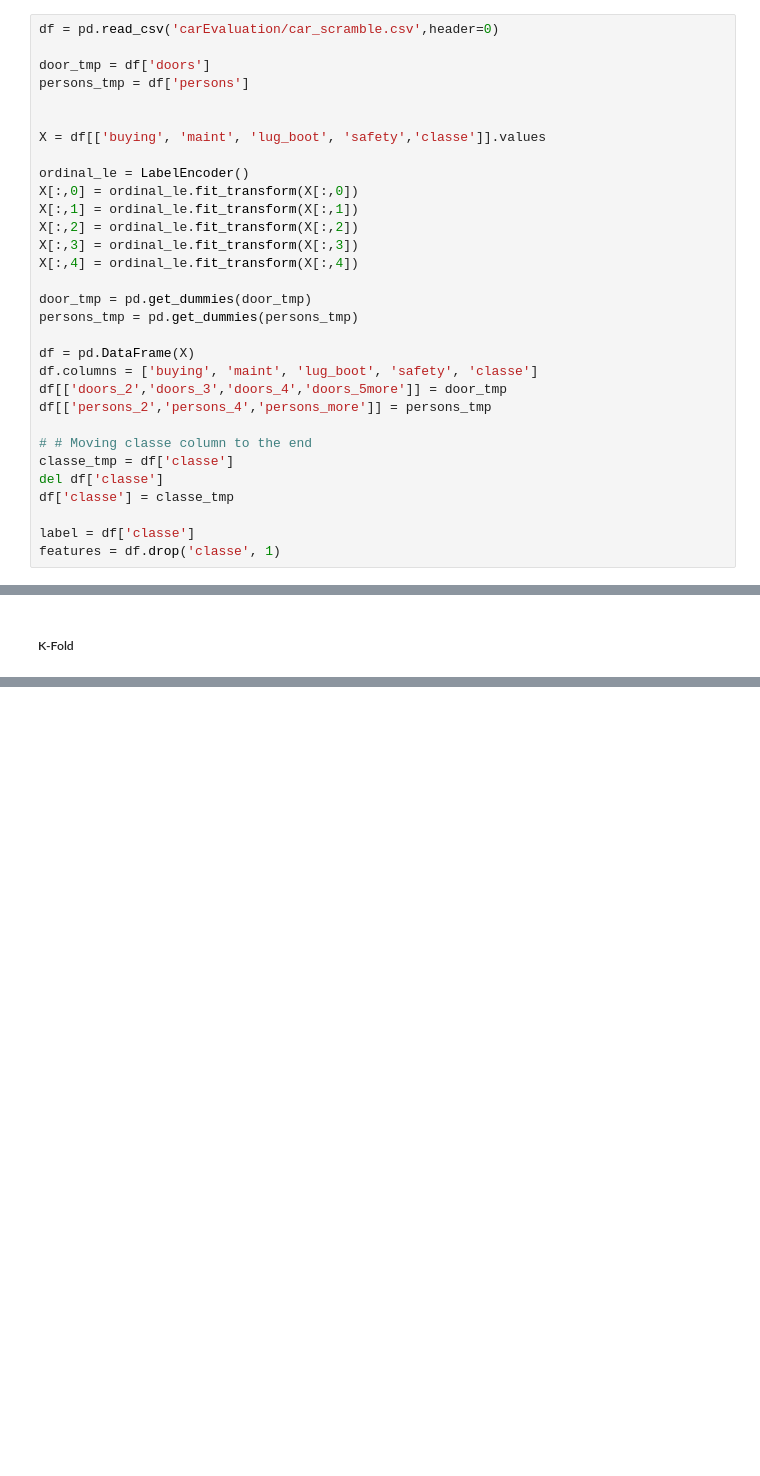
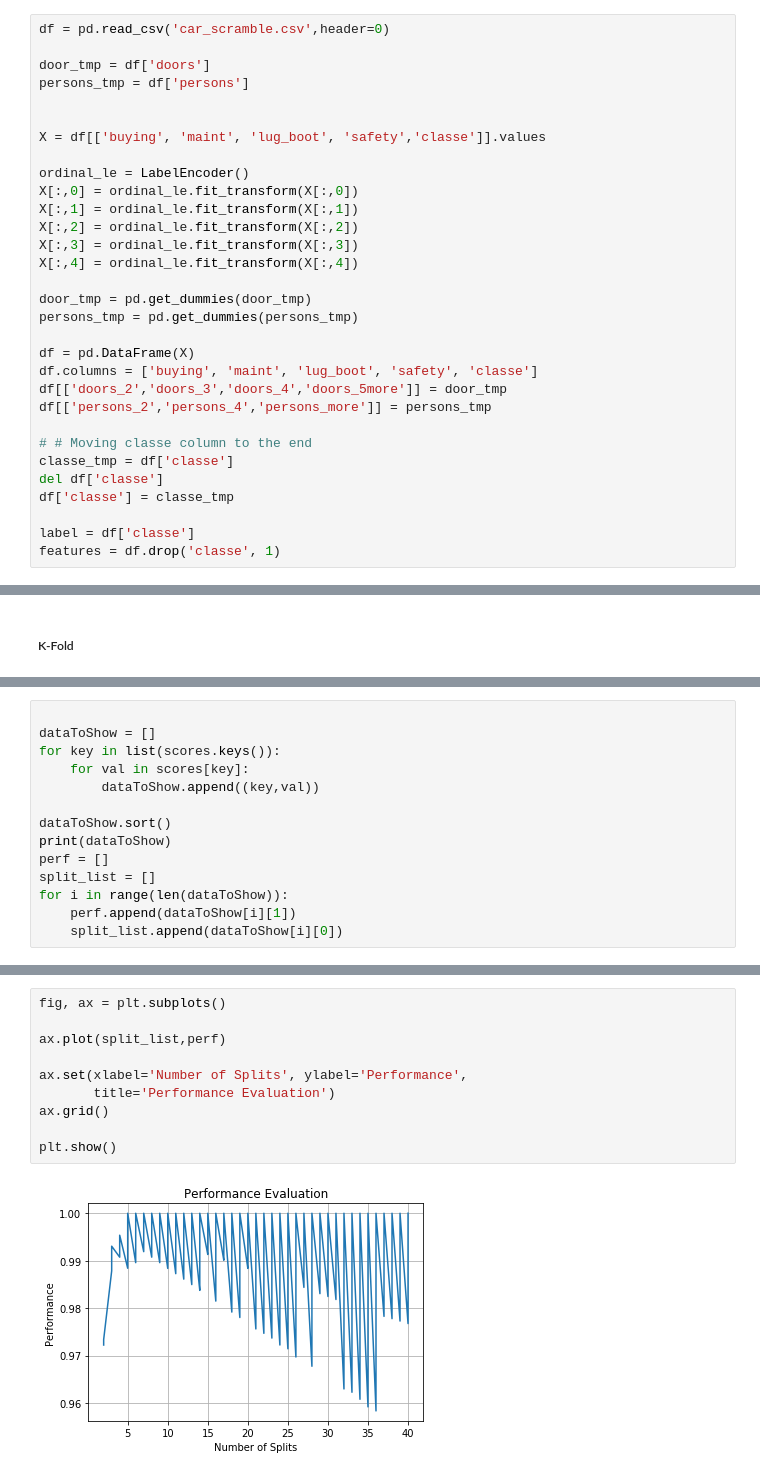
Before and after one commit to JPCast/DataMining, a Jupyter notebook: Discussion of Results.ipynb, the cells around one changed output, grey strips where cells are left out. Cells and saved outputs as stored; diff of their text form; blank space fills up the shorter version.

Commit message:
Cross validation graph

```diff
--- a/Discussion of Results.ipynb
+++ b/Discussion of Results.ipynb
@@ -21,7 +23,7 @@ import matplotlib.pyplot as plt
 import matplotlib.gridspec as gridspec
 import matplotlib.mlab as mlab
 # %%
-df = pd.read_csv('carEvaluation/car_scramble.csv',header=0)
+df = pd.read_csv('car_scramble.csv',header=0)
 
 door_tmp = df['doors']
 persons_tmp = df['persons']
@@ -91,0 +87,14 @@ scores
+# %%
+
+dataToShow = []
+for key in list(scores.keys()):
+    for val in scores[key]:
+        dataToShow.append((key,val))
+
+dataToShow.sort()
+print(dataToShow)
+perf = []
+split_list = []
+for i in range(len(dataToShow)):
+    perf.append(dataToShow[i][1])
+    split_list.append(dataToShow[i][0])
@@ -91,0 +105,12 @@ scores
+# %%
+fig, ax = plt.subplots()
+
+ax.plot(split_list,perf)
+
+ax.set(xlabel='Number of Splits', ylabel='Performance',
+       title='Performance Evaluation')
+ax.grid()
+
+plt.show()
+# %% [output]
+[figure, added]
```
Also changed, not shown: parts of 10 cells of this notebook.
